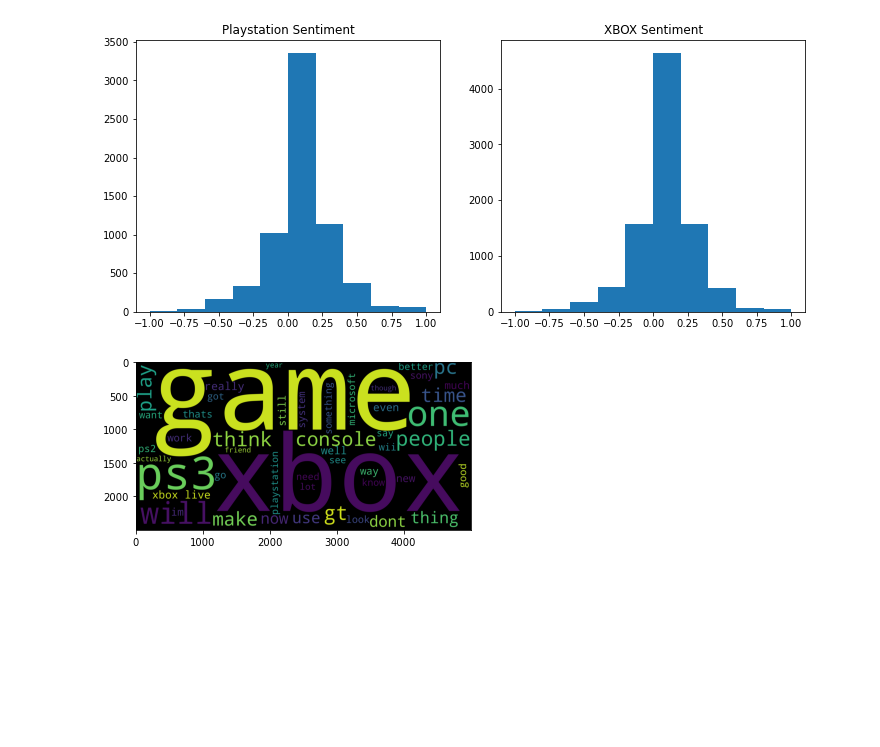
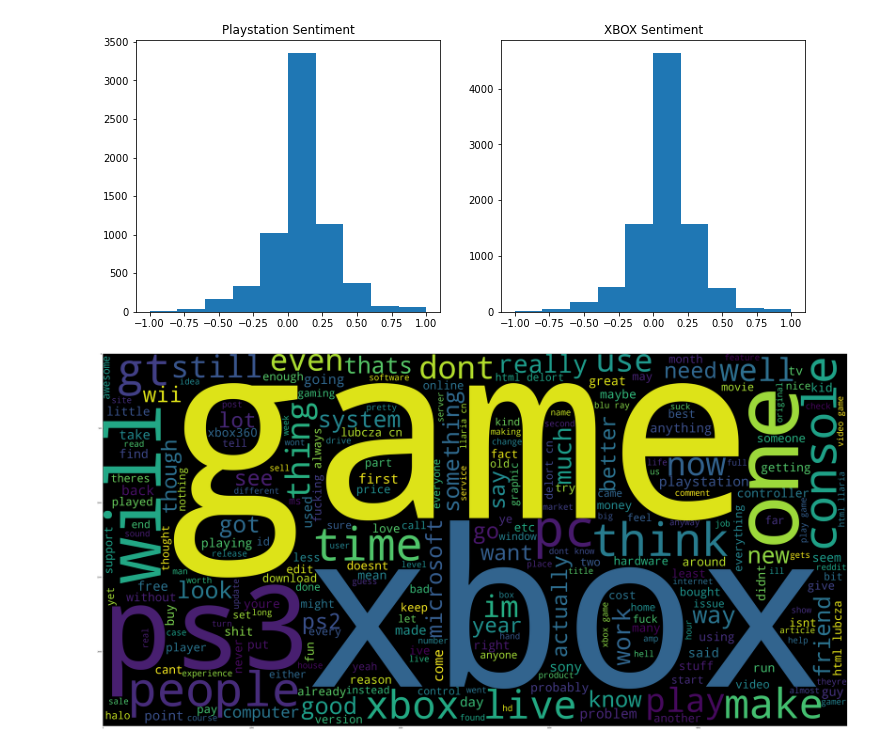
Before and after one commit to ryanlybbert/Capstone2, a Jupyter notebook: UnguidedCapstoneEDA.ipynb, the cells around one changed output. Drawn from its saved outputs; the diff is of its cells as text; code cells hidden in the pictures; blank space fills up the shorter version.

```diff
--- a/UnguidedCapstoneEDA.ipynb
+++ b/UnguidedCapstoneEDA.ipynb
@@ -218,20 +223,17 @@ plt.show()
 # %%
 from wordcloud import WordCloud, STOPWORDS
 
-test_range = range(0, 10000)
+test_range = range(df['body'].count())
 stopwords = STOPWORDS
 superstring = ""
 
 for i in test_range:
     test_string = df['body'].iloc[i]
     superstring += test_string
 
-    #wc = WordCloud(max_words=50, stopwords=stopwords).generate(test_string)
-    #plt.imshow(wc)
-    #plt.show()
-
-wc = WordCloud(width=5000, height=2500, max_words=50, stopwords=stopwords).generate(superstring)
+wc = WordCloud(width=5000, height=2500, max_words=250, stopwords=stopwords).generate(superstring)
+plt.figure(figsize=(80, 40))
 plt.imshow(wc)
 plt.show()
 # %% [output]
-[figure, old version]
+[figure, new version]
```
Also changed, not shown: parts of 2 cells of this notebook.
